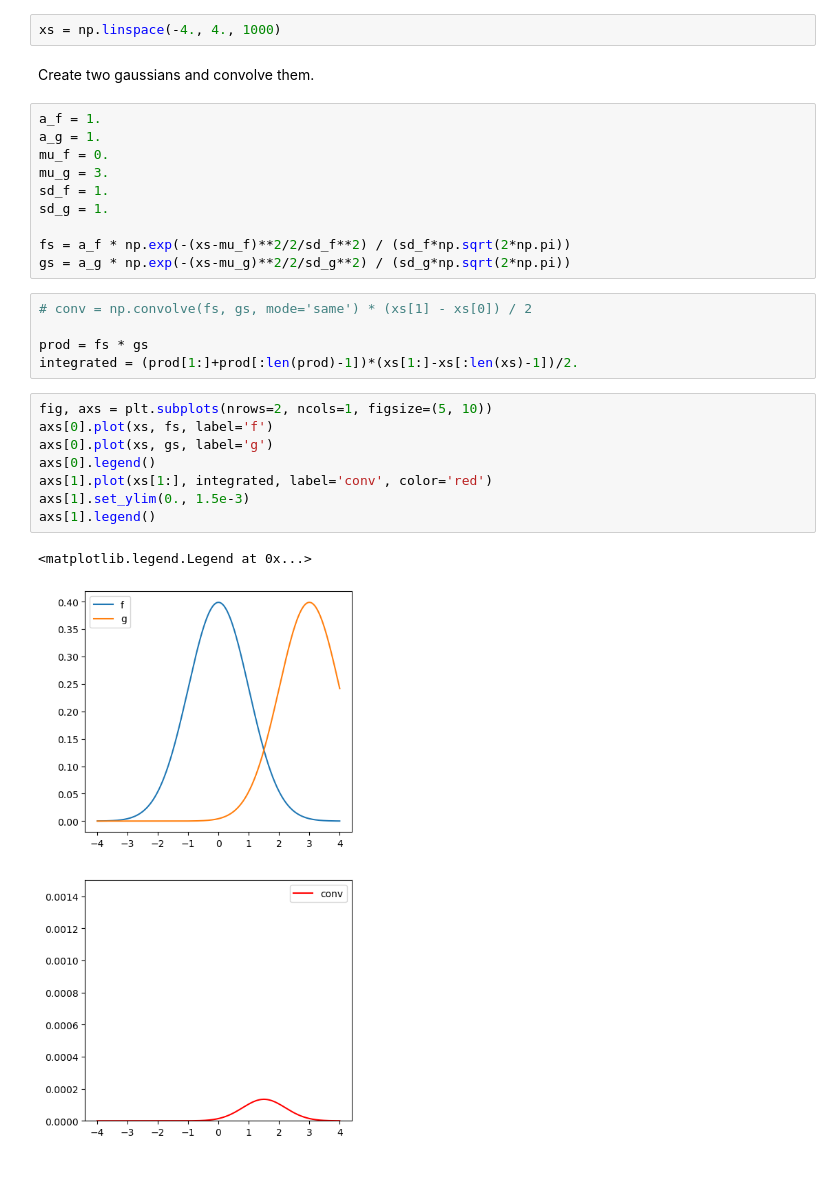
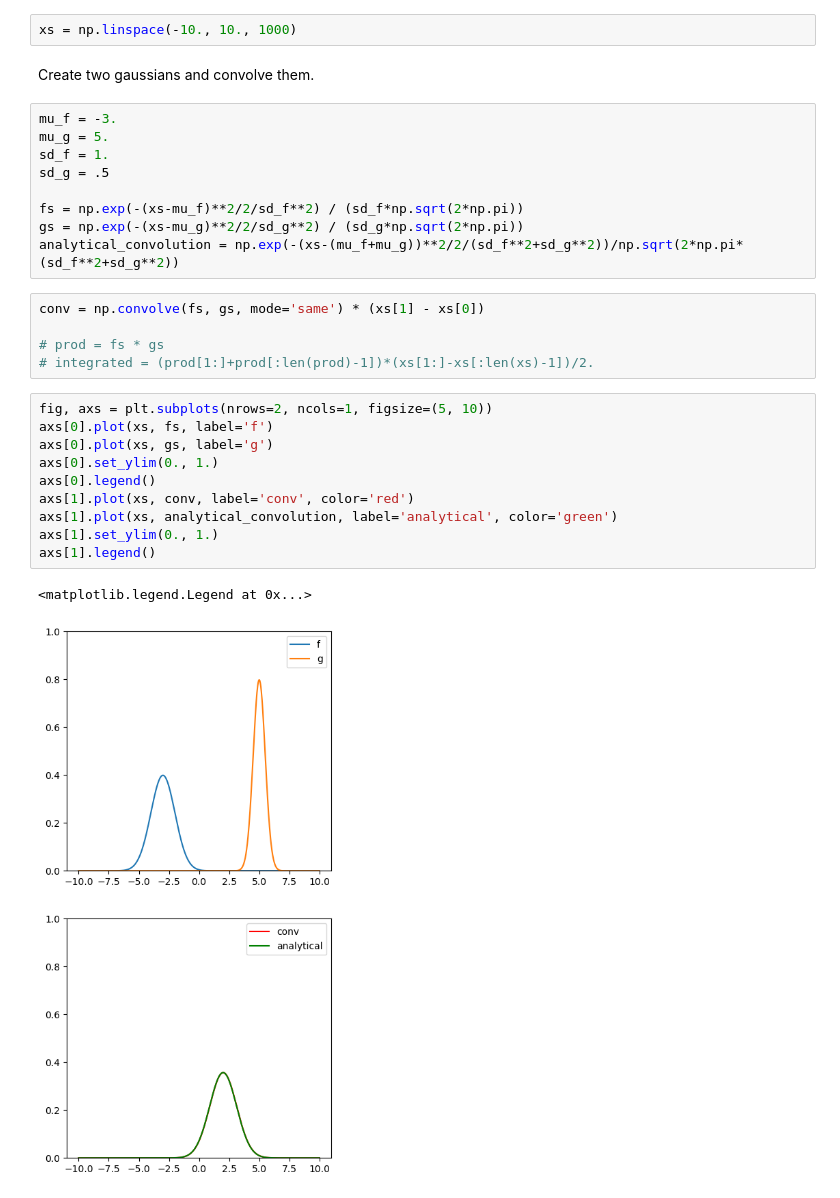
Before and after one commit to akey7/gaussian-animations, a Jupyter notebook: gaussian_convolution.ipynb, the cells around one changed output. Saved outputs shown, nothing was run; the diff lists cells and outputs as text.

```diff
--- a/gaussian_convolution.ipynb
+++ b/gaussian_convolution.ipynb
@@ -9,32 +9,33 @@ import matplotlib.pyplot as plt
 # %% [markdown]
 Make a common axis to compute all the functions with
 # %%
-xs = np.linspace(-4., 4., 1000)
+xs = np.linspace(-10., 10., 1000)
 # %% [markdown]
 Create two gaussians and convolve them.
 # %%
-a_f = 1.
-a_g = 1.
-mu_f = 0.
-mu_g = 3.
+mu_f = -3.
+mu_g = 5.
 sd_f = 1.
-sd_g = 1.
+sd_g = .5
 
-fs = a_f * np.exp(-(xs-mu_f)**2/2/sd_f**2) / (sd_f*np.sqrt(2*np.pi))
-gs = a_g * np.exp(-(xs-mu_g)**2/2/sd_g**2) / (sd_g*np.sqrt(2*np.pi))
+fs = np.exp(-(xs-mu_f)**2/2/sd_f**2) / (sd_f*np.sqrt(2*np.pi))
+gs = np.exp(-(xs-mu_g)**2/2/sd_g**2) / (sd_g*np.sqrt(2*np.pi))
+analytical_convolution = np.exp(-(xs-(mu_f+mu_g))**2/2/(sd_f**2+sd_g**2))/np.sqrt(2*np.pi*(sd_f**2+sd_g**2))
 # %%
-# conv = np.convolve(fs, gs, mode='same') * (xs[1] - xs[0]) / 2
+conv = np.convolve(fs, gs, mode='same') * (xs[1] - xs[0])
 
-prod = fs * gs
-integrated = (prod[1:]+prod[:len(prod)-1])*(xs[1:]-xs[:len(xs)-1])/2.
+# prod = fs * gs
+# integrated = (prod[1:]+prod[:len(prod)-1])*(xs[1:]-xs[:len(xs)-1])/2.
 # %%
 fig, axs = plt.subplots(nrows=2, ncols=1, figsize=(5, 10))
 axs[0].plot(xs, fs, label='f')
 axs[0].plot(xs, gs, label='g')
+axs[0].set_ylim(0., 1.)
 axs[0].legend()
-axs[1].plot(xs[1:], integrated, label='conv', color='red')
-axs[1].set_ylim(0., 1.5e-3)
+axs[1].plot(xs, conv, label='conv', color='red')
+axs[1].plot(xs, analytical_convolution, label='analytical', color='green')
+axs[1].set_ylim(0., 1.)
 axs[1].legend()
 # %% [output]
 <matplotlib.legend.Legend at 0x...>
-[figure, old version]
+[figure, new version]
```
